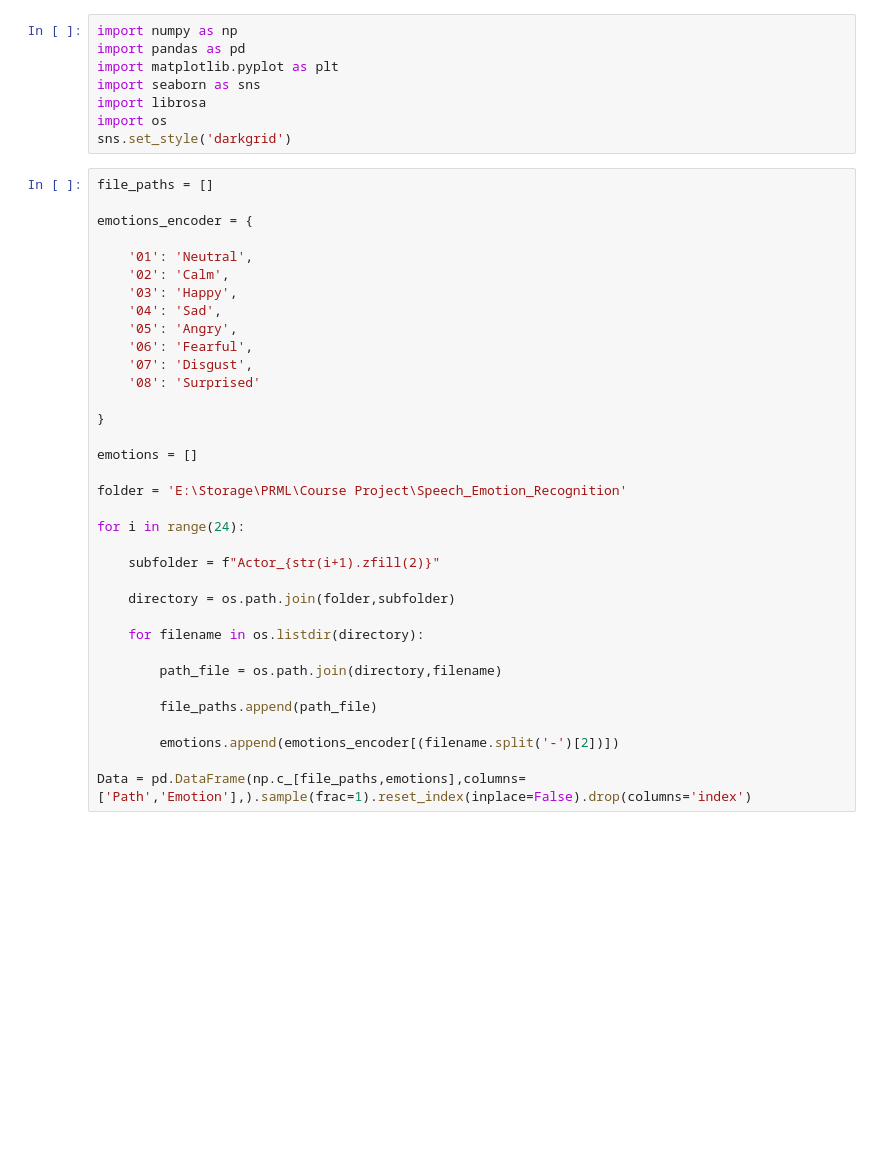
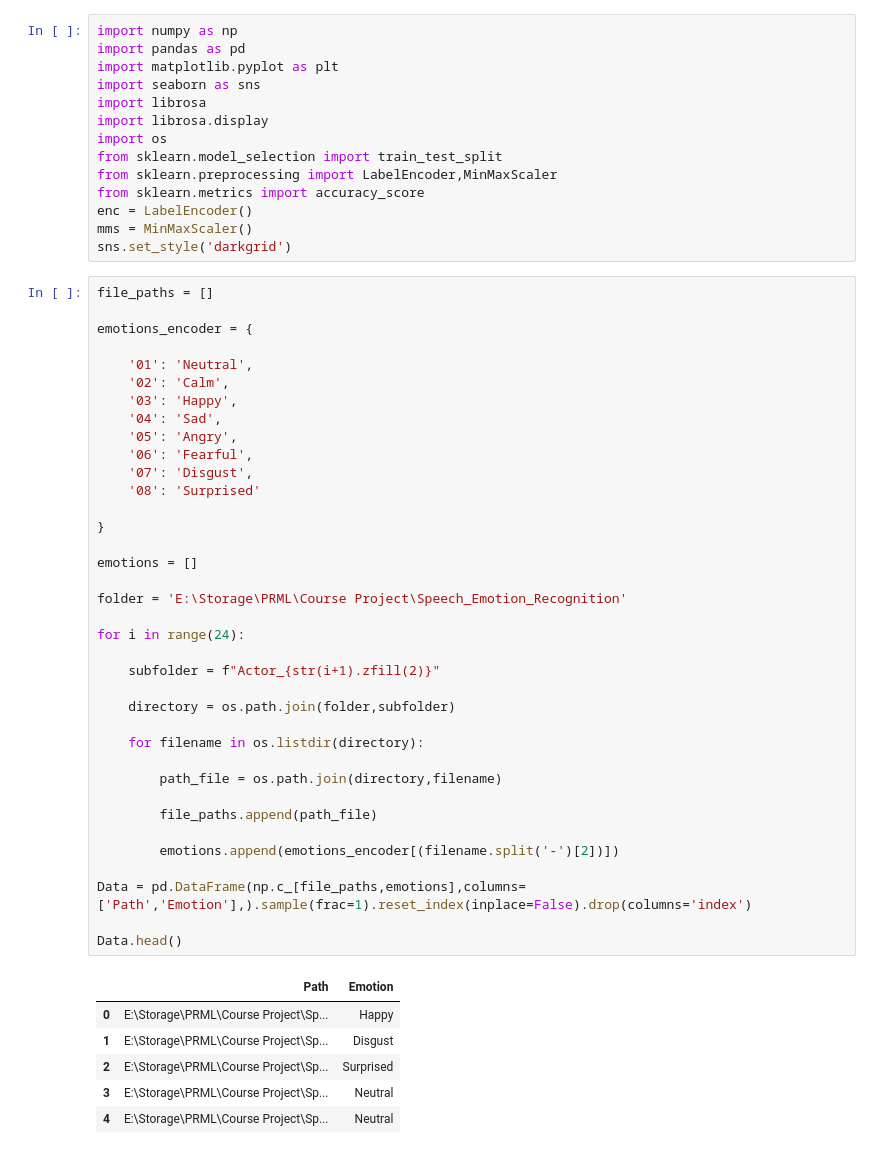
Before and after one commit to eternal-f1ame/Speech_Emotion_Recognition, a Jupyter notebook: B20EE001_CP.ipynb, the cells around one changed output. Cells and saved outputs as stored; diff of their text form; blank space fills up the shorter version.

```diff
--- a/B20EE001_CP.ipynb
+++ b/B20EE001_CP.ipynb
@@ -4,7 +4,13 @@ import pandas as pd
 import matplotlib.pyplot as plt
 import seaborn as sns
 import librosa
+import librosa.display
 import os
+from sklearn.model_selection import train_test_split
+from sklearn.preprocessing import LabelEncoder,MinMaxScaler
+from sklearn.metrics import accuracy_score
+enc = LabelEncoder()
+mms = MinMaxScaler()
 sns.set_style('darkgrid')
 # %%
 file_paths = []
@@ -14,33 +20,42 @@ emotions_encoder = {
     '01': 'Neutral',
     '02': 'Calm',
     '03': 'Happy',
     '04': 'Sad',
     '05': 'Angry',
     '06': 'Fearful',
     '07': 'Disgust',
     '08': 'Surprised'
 
 }
 
 emotions = []
 
 folder = 'E:\Storage\PRML\Course Project\Speech_Emotion_Recognition'
 
 for i in range(24):
 
     subfolder = f"Actor_{str(i+1).zfill(2)}"
 
     directory = os.path.join(folder,subfolder)
 
     for filename in os.listdir(directory):
 
         path_file = os.path.join(directory,filename)
 
         file_paths.append(path_file)
 
         emotions.append(emotions_encoder[(filename.split('-')[2])])
 
 Data = pd.DataFrame(np.c_[file_paths,emotions],columns=['Path','Emotion'],).sample(frac=1).reset_index(inplace=False).drop(columns='index')
+
+Data.head()
+# %% [output]
+|  | Path | Emotion |
+| 0 | E:\Storage\PRML\Course Project\Sp... | Happy |
+| 1 | E:\Storage\PRML\Course Project\Sp... | Disgust |
+| 2 | E:\Storage\PRML\Course Project\Sp... | Surprised |
+| 3 | E:\Storage\PRML\Course Project\Sp... | Neutral |
+| 4 | E:\Storage\PRML\Course Project\Sp... | Neutral |
 # %%
 plt.figure("The counts of Each emotion category in Dataset",(15,10))
 
```
Also changed, not shown: parts of 13 cells of this notebook.
